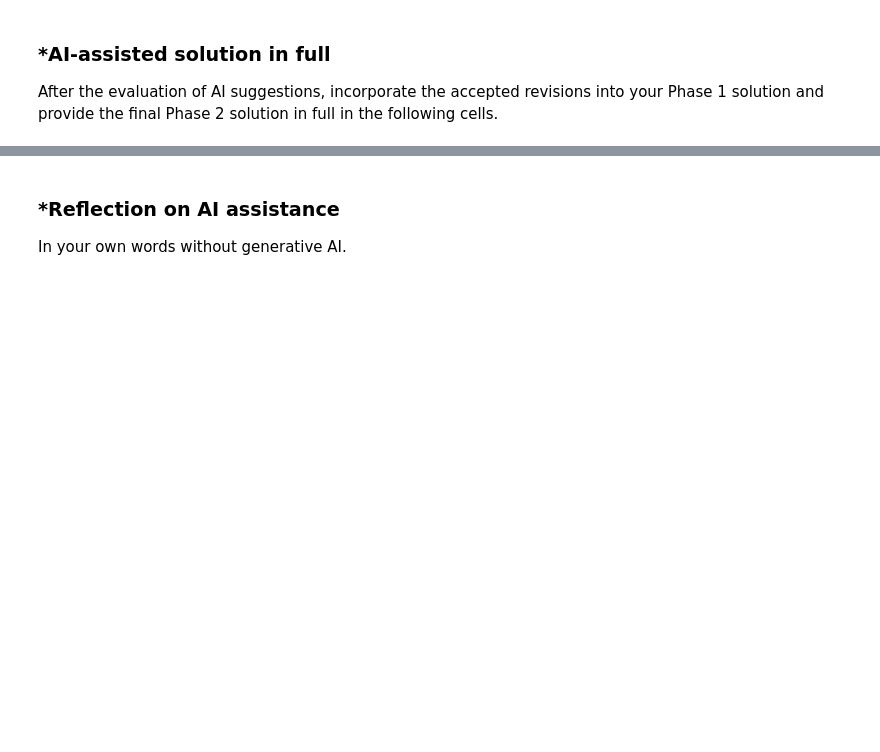
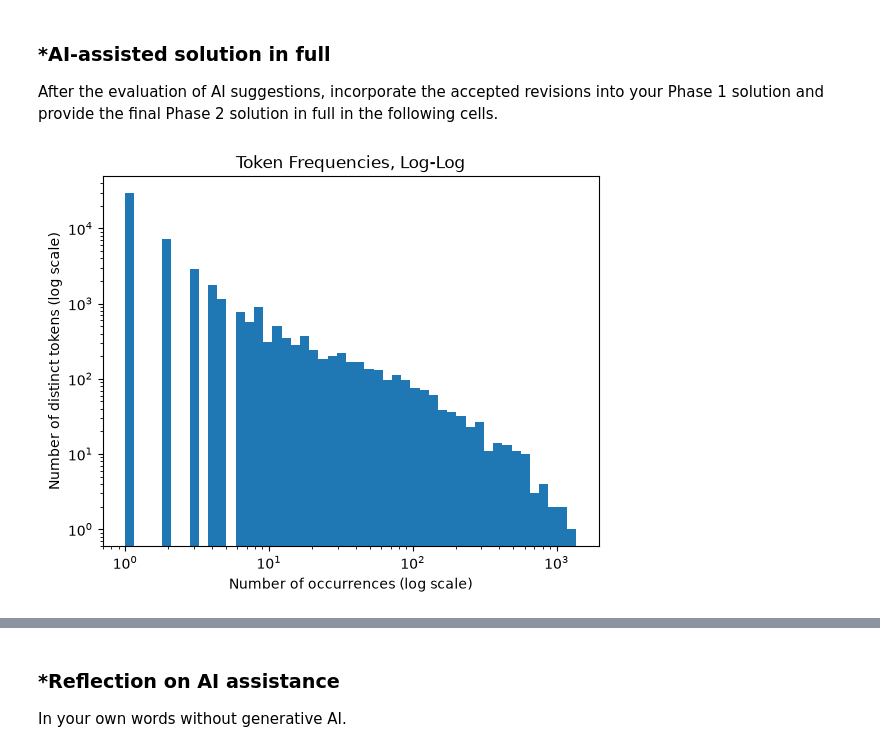
Before and after one commit to leejpatrick/A05-pca, a Jupyter notebook: notebook.ipynb, the cells around one changed output, grey strips where cells are left out. Cells and saved outputs as stored; diff of their text form; code cells hidden in the pictures; blank space fills up the shorter version.

Commit message:
Phase 2 of assignment

```diff
--- a/notebook.ipynb
+++ b/notebook.ipynb
@@ -258,0 +264,68 @@ After the evaluation of AI suggestions, incorporate the accepted revisions into
+# %%
+# Your Phase 2 solution to the problem goes here.
+import pickle
+import numpy as np
+import pandas as pd
+import matplotlib.pyplot as plt
+from collections import Counter
+from sklearn.model_selection import train_test_split
+from sklearn.linear_model import LinearRegression
+from sklearn.decomposition import PCA
+
+# suggestion 1: log-log histogram of token frequencies
+with open('data/all_tokens.pickle', 'rb') as file:
+    all_tokens = pickle.load(file)
+occurrences = pd.Series(Counter(all_tokens))
+plt.hist(occurrences, bins=np.logspace(0, np.log10(occurrences.max()), 50))
+plt.xscale("log")
+plt.yscale("log")
+plt.xlabel("Number of occurrences (log scale)")
+plt.ylabel("Number of distinct tokens (log scale)")
+plt.title("Token Frequencies, Log-Log")
+plt.show()
+print("Share of tokens that appear exactly once:", (occurrences == 1).mean())
+
+# suggestion 2: abs() for magnitude, and show how many training e-mails contain each top word
+df = pd.read_parquet("data/Phishing_clean.parquet")
+X = df.loc[:, df.columns != "Email Type"]
+y = df["Email Type"]
+X_train, X_test, y_train, y_test = train_test_split(X, y, test_size=0.20, random_state=100)
+
+model = LinearRegression().fit(X_train, y_train)
+coefficients = pd.DataFrame({
+    "word": X_train.columns,
+    "coefficient": model.coef_,
+    "magnitude": np.abs(model.coef_),
+    "train_emails_containing": X_train.sum().to_numpy(),
+})
+print(coefficients.sort_values("magnitude", ascending=False).head(15))
+
+# suggestion 4: variance explained by the first two components
+pca2 = PCA(n_components=2).fit(X)
+print("Explained variance ratio (PC1, PC2):", pca2.explained_variance_ratio_)
+
+# suggestion 6: vary the number of components, choosing L on a validation split of the training data.
+# PCA is fit on the fitting subset only so the validation e-mails don't influence the components.
+X_fit, X_val, y_fit, y_val = train_test_split(X_train, y_train, test_size=0.20, random_state=100)
+pca_fit = PCA().fit(X_fit)
+Z_fit = pca_fit.transform(X_fit)
+Z_val = pca_fit.transform(X_val)
+
+results = []
+for L in [2, 10, 50, 100, 250, 500, 1000, 1500, 2000, 2610]:
+    m = LinearRegression().fit(Z_fit[:, :L], y_fit)
+    results.append((L, m.score(Z_fit[:, :L], y_fit), m.score(Z_val[:, :L], y_val)))
+results = pd.DataFrame(results, columns=["L", "fit_R2", "validation_R2"])
+print(results)
+
+# after choosing L, refit PCA and the regression on all of X_train, then evaluate once on X_test
+best_L = int(results.loc[results["validation_R2"].idxmax(), "L"])
+pca = PCA().fit(X_train)
+Z_train = pca.transform(X_train)
+Z_test = pca.transform(X_test)
+final = LinearRegression().fit(Z_train[:, :best_L], y_train)
+print("Chosen L:", best_L)
+print("Train R^2:", final.score(Z_train[:, :best_L], y_train))
+print("Test R^2:", final.score(Z_test[:, :best_L], y_test))
+# %% [output]
+[figure, added]
```
Also changed, not shown: parts of 16 cells of this notebook.
